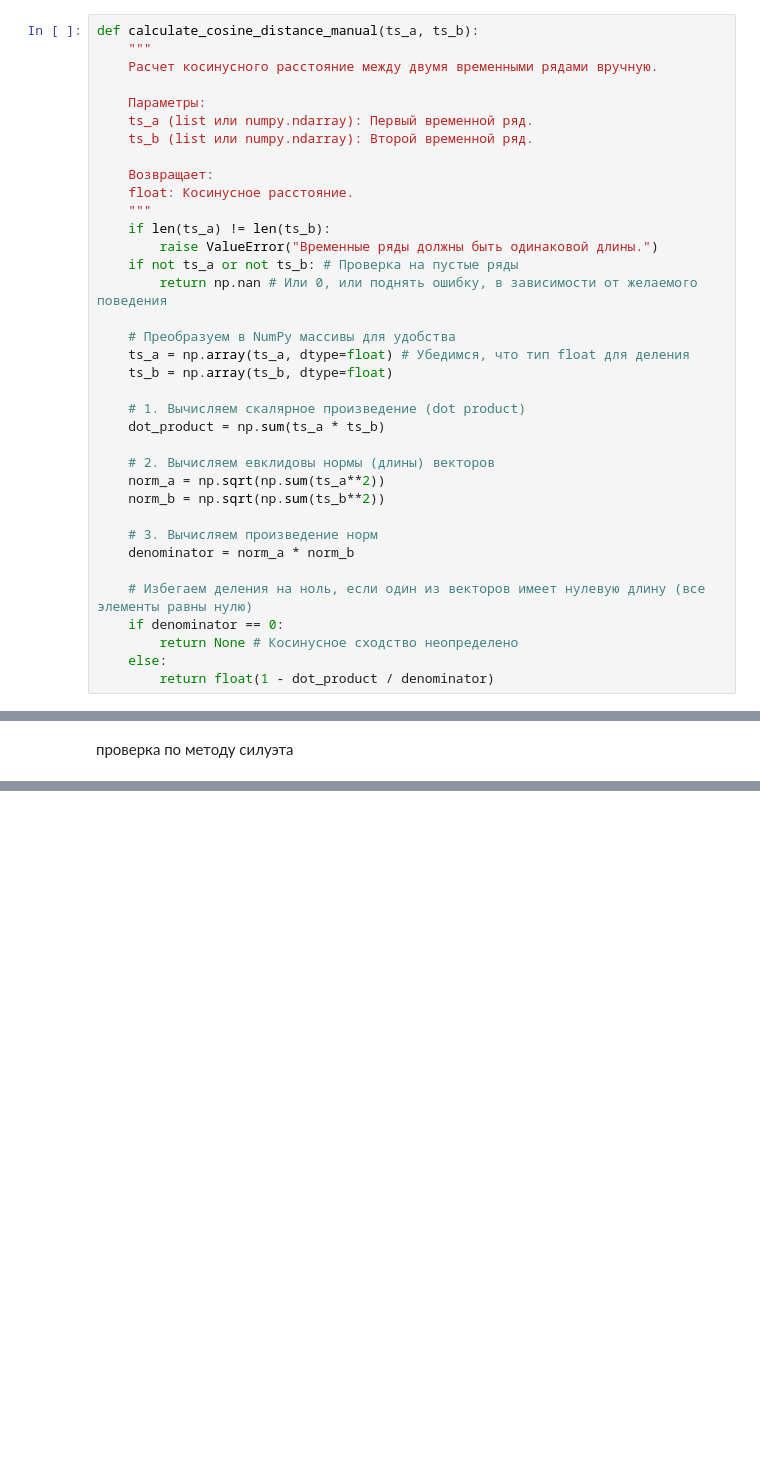
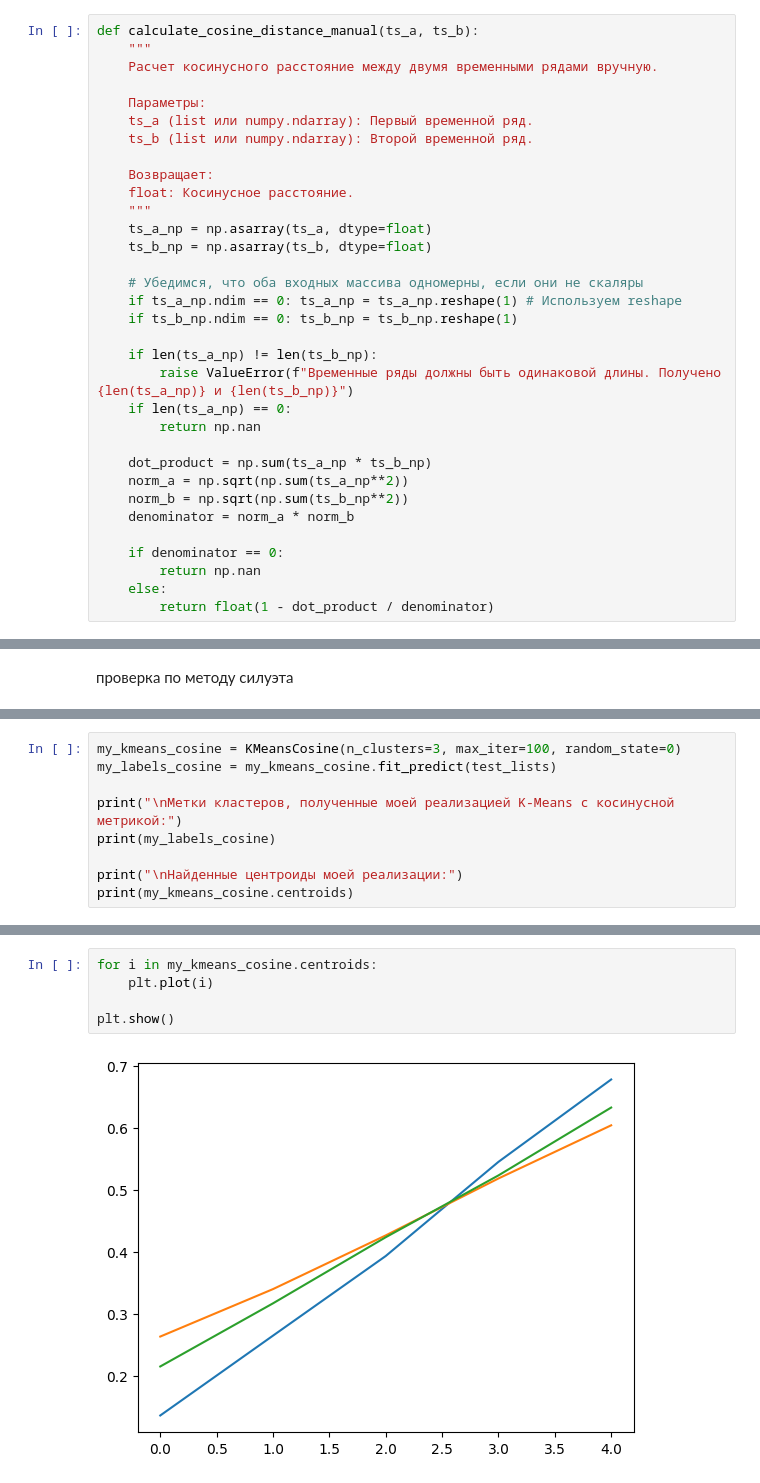
Before and after one commit to legendaOS/calculations, a Jupyter notebook: notebook.ipynb, the cells around one changed output, grey strips where cells are left out. Cells and saved outputs as stored; diff of their text form; blank space fills up the shorter version.

```diff
--- a/notebook.ipynb
+++ b/notebook.ipynb
@@ -295,28 +295,25 @@ def calculate_cosine_distance_manual(ts_a, ts_b):
     Возвращает:
     float: Косинусное расстояние.
     """
-    if len(ts_a) != len(ts_b):
-        raise ValueError("Временные ряды должны быть одинаковой длины.")
-    if not ts_a or not ts_b: # Проверка на пустые ряды
-        return np.nan # Или 0, или поднять ошибку, в зависимости от желаемого поведения
+    ts_a_np = np.asarray(ts_a, dtype=float)
+    ts_b_np = np.asarray(ts_b, dtype=float)
 
-    # Преобразуем в NumPy массивы для удобства
-    ts_a = np.array(ts_a, dtype=float) # Убедимся, что тип float для деления
-    ts_b = np.array(ts_b, dtype=float)
+    # Убедимся, что оба входных массива одномерны, если они не скаляры
+    if ts_a_np.ndim == 0: ts_a_np = ts_a_np.reshape(1) # Используем reshape
+    if ts_b_np.ndim == 0: ts_b_np = ts_b_np.reshape(1)
 
-    # 1. Вычисляем скалярное произведение (dot product)
-    dot_product = np.sum(ts_a * ts_b)
+    if len(ts_a_np) != len(ts_b_np):
+        raise ValueError(f"Временные ряды должны быть одинаковой длины. Получено {len(ts_a_np)} и {len(ts_b_np)}")
+    if len(ts_a_np) == 0:
+        return np.nan
 
-    # 2. Вычисляем евклидовы нормы (длины) векторов
-    norm_a = np.sqrt(np.sum(ts_a**2))
-    norm_b = np.sqrt(np.sum(ts_b**2))
-
-    # 3. Вычисляем произведение норм
+    dot_product = np.sum(ts_a_np * ts_b_np)
+    norm_a = np.sqrt(np.sum(ts_a_np**2))
+    norm_b = np.sqrt(np.sum(ts_b_np**2))
     denominator = norm_a * norm_b
 
-    # Избегаем деления на ноль, если один из векторов имеет нулевую длину (все элементы равны нулю)
     if denominator == 0:
-        return None # Косинусное сходство неопределено
+        return np.nan
     else:
         return float(1 - dot_product / denominator)
 # %%
@@ -698,0 +945,9 @@ plt.show()
+# %%
+my_kmeans_cosine = KMeansCosine(n_clusters=3, max_iter=100, random_state=0)
+my_labels_cosine = my_kmeans_cosine.fit_predict(test_lists)
+
+print("\nМетки кластеров, полученные моей реализацией K-Means с косинусной метрикой:")
+print(my_labels_cosine)
+
+print("\nНайденные центроиды моей реализации:")
+print(my_kmeans_cosine.centroids)
@@ -698,0 +962,7 @@ plt.show()
+# %%
+for i in my_kmeans_cosine.centroids:
+    plt.plot(i)
+
+plt.show()
+# %% [output]
+[figure, added]
```
Also changed, not shown: parts of 27 cells of this notebook.
